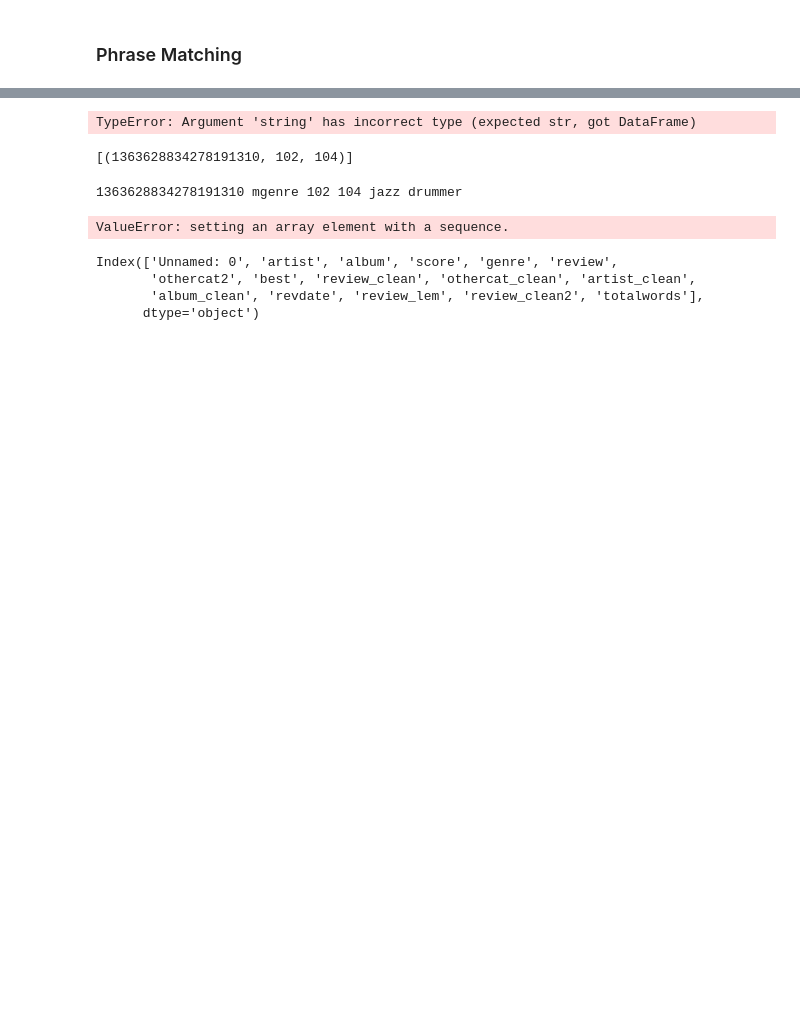
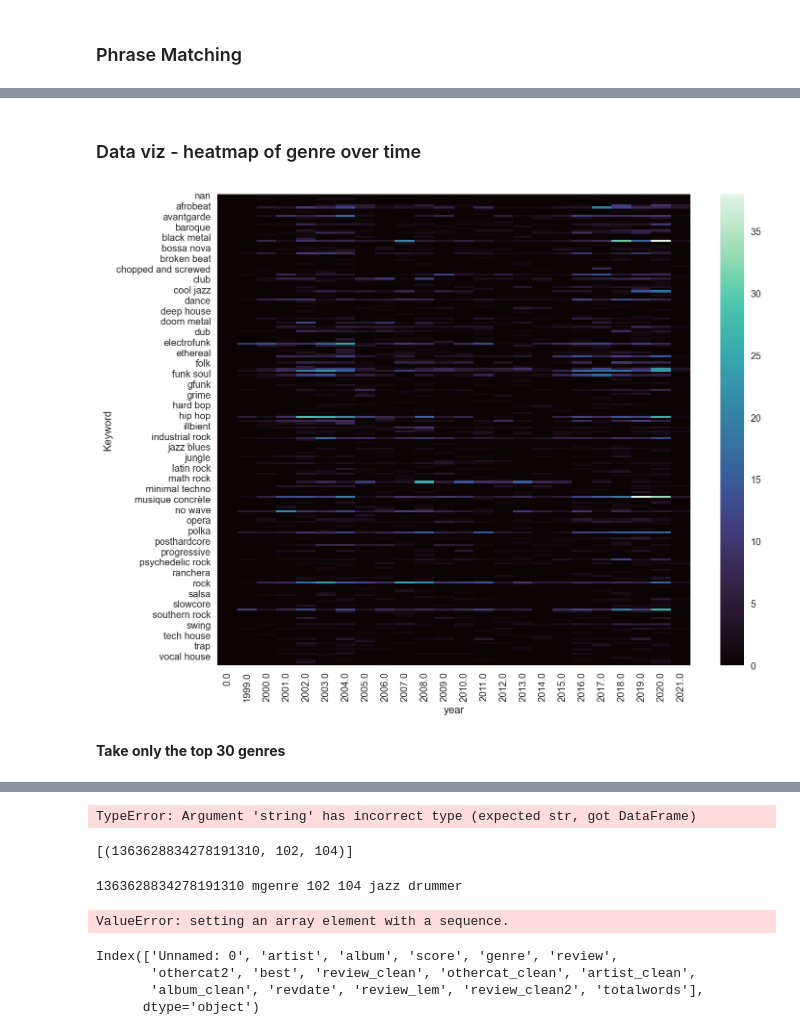
Before and after one commit to chan-chris/Metis_proj5, a Jupyter notebook: pgms/01_pitchfork_review_analysis.ipynb, the cells around one changed output, grey strips where cells are left out. Cells and saved outputs as stored; diff of their text form; code cells hidden in the pictures; blank space fills up the shorter version.

```diff
--- a/pgms/01_pitchfork_review_analysis.ipynb
+++ b/pgms/01_pitchfork_review_analysis.ipynb
@@ -886,0 +816,3 @@ Name: Keyword, Length: 203, dtype: float64
+# %%
+df_long_limited['year'] = df_long_limited['revdate'].dt.year
+df_long_limited.drop(['revdate'],axis=1,inplace=True)
@@ -886,0 +825,4 @@ Name: Keyword, Length: 203, dtype: float64
+# %%
+df_long_limited.fillna(0,inplace=True)
+df_long_limited['Count']=df_long_limited['Count'].astype(str).astype(int)
+df_long_limited.info()
@@ -886,0 +845,4 @@ Name: Keyword, Length: 203, dtype: float64
+# %%
+genre_time=pd.pivot_table(df_long_limited, index = 'year', values = 'Count', columns = 'Keyword', aggfunc = 'sum')
+genre_time.fillna(0,inplace=True)
+genre_time
@@ -886,0 +869,7 @@ Name: Keyword, Length: 203, dtype: float64
+# %%
+# remove jazz
+genre_time.columns = genre_time.columns.str.strip()
+genre_time_limited=genre_time.drop('jazz',axis=1)
+# transpose
+genre_time_T = genre_time_limited.T
+genre_time_T
@@ -886,0 +891,11 @@ Name: Keyword, Length: 203, dtype: float64
+# %% [markdown]
+### Data viz - heatmap of genre over time
+# %%
+import seaborn as sns
+fig, ax = plt.subplots(figsize=(11, 9))
+sns.heatmap(genre_time_T,fmt="d", cmap="mako")
+plt.show()
+# %% [output]
+[figure, added]
+# %% [markdown]
+**Take only the top 30 genres**
```
Also changed, not shown: parts of 90 cells of this notebook, 8 other files.
